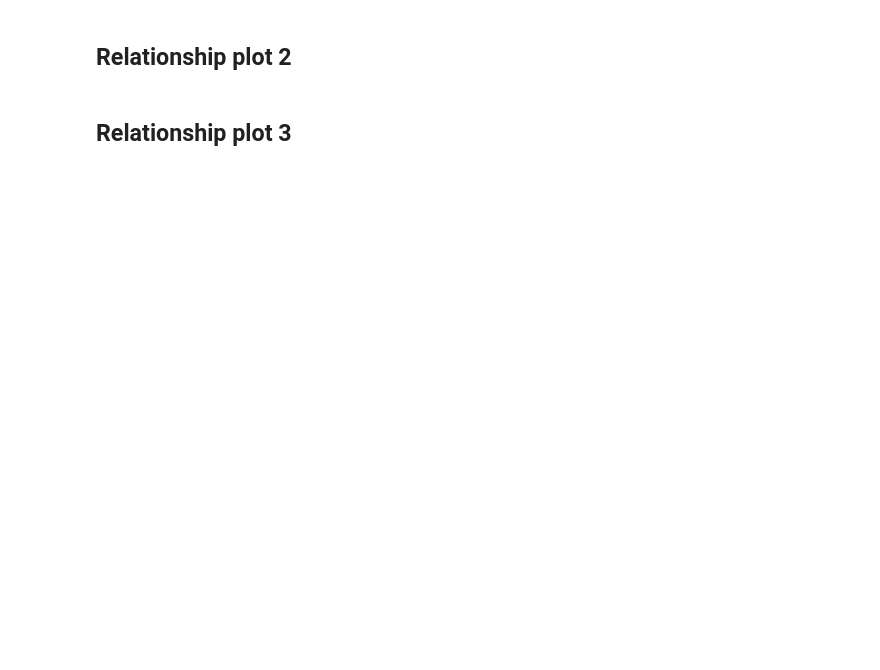
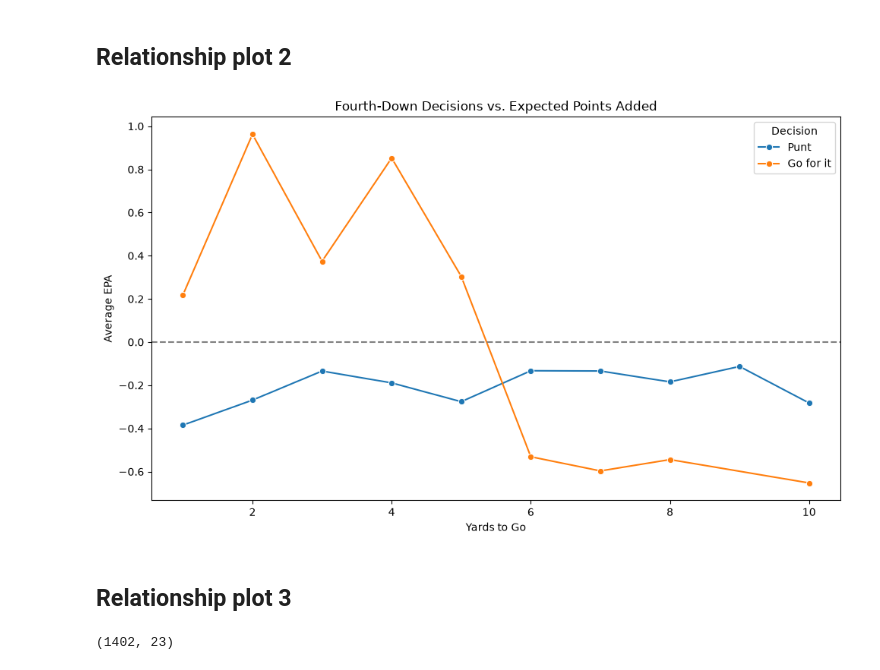
Before and after one commit to acimma3/cs418-football, a Jupyter notebook: eda.ipynb, the cells around one changed output. Drawn from its saved outputs; the diff is of its cells as text; code cells hidden in the pictures; blank space fills up the shorter version.

```diff
--- a/eda.ipynb
+++ b/eda.ipynb
@@ -394,7 +483,71 @@ data) described in README.md.
 # %% [markdown]
 ## Relationship plot 2
 # %%
-# TODO: plot 2 goes here
+# Use 2025 regular-season fourth-down plays
+fourth_down = (
+    playbyplay
+    .filter(
+        (pl.col("season_type") == "REG") &
+        (pl.col("down") == 4) &
+        pl.col("play_type").is_in(["run", "pass", "punt"]) &
+        pl.col("ydstogo").is_not_null() &
+        pl.col("epa").is_not_null()
+    )
+    .with_columns(
+        pl.when(pl.col("play_type") == "punt")
+        .then(pl.lit("Punt"))
+        .otherwise(pl.lit("Go for it"))
+        .alias("decision")
+    )
+)
+
+# Calculate average EPA by yards to go and decision
+fourth_summary = (
+    fourth_down
+    .filter(pl.col("ydstogo").is_between(1, 10))
+    .group_by(["ydstogo", "decision"])
+    .agg([
+        pl.col("epa").mean().alias("avg_epa"),
+        pl.len().alias("plays")
+    ])
+    .filter(pl.col("plays") >= 10)
+    .sort("ydstogo")
+)
+
+
+plot_data = fourth_summary.to_pandas()
+
+
+plt.figure(figsize=(10, 6))
+
+sns.lineplot(
+    data=plot_data,
+    x="ydstogo",
+    y="avg_epa",
+    hue="decision",
+    marker="o"
+)
+
+plt.axhline(0, color="gray", linestyle="--")
+
+plt.title("Fourth-Down Decisions vs. Expected Points Added")
+plt.xlabel("Yards to Go")
+plt.ylabel("Average EPA")
+plt.legend(title="Decision")
+plt.tight_layout()
+plt.show()
+# %% [output]
+[figure, added]
 # %% [markdown]
 ## Relationship plot 3
+# %%
+# Load Secondary Source - 2025 Next Gen Stats receiving data
+wr_receiving = nfl.load_nextgen_stats(
+    [2025],
+    stat_type="receiving"
+)
+
+print(wr_receiving.shape)
+# %% [output]
+(1402, 23)
 # %%
```
Also changed, not shown: parts of 19 cells of this notebook.
